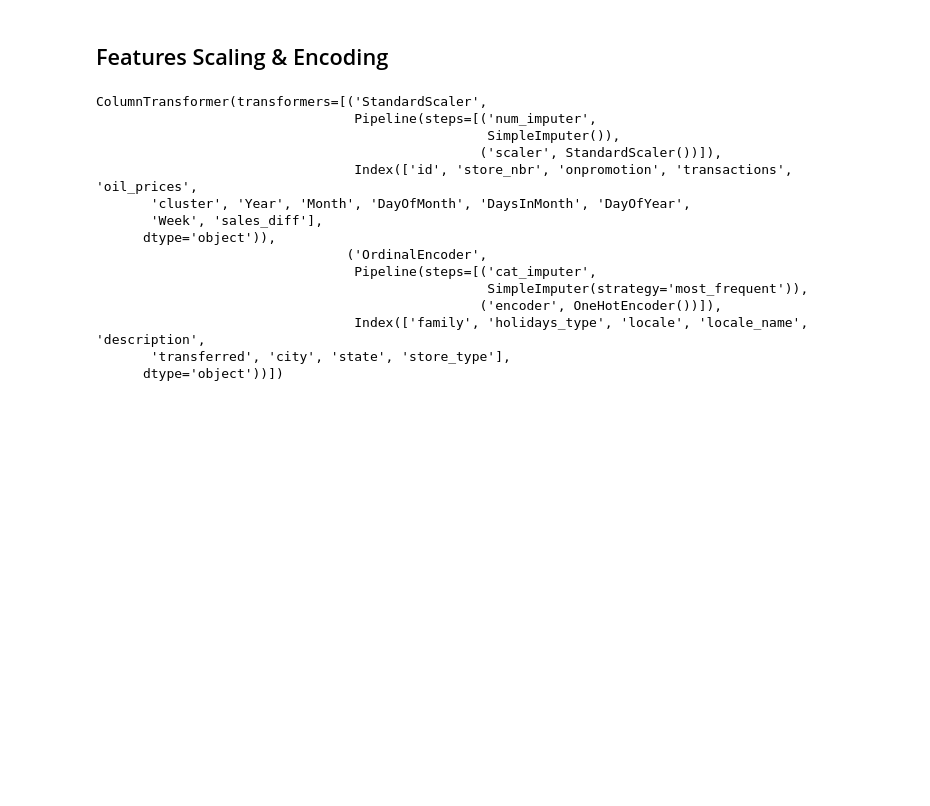
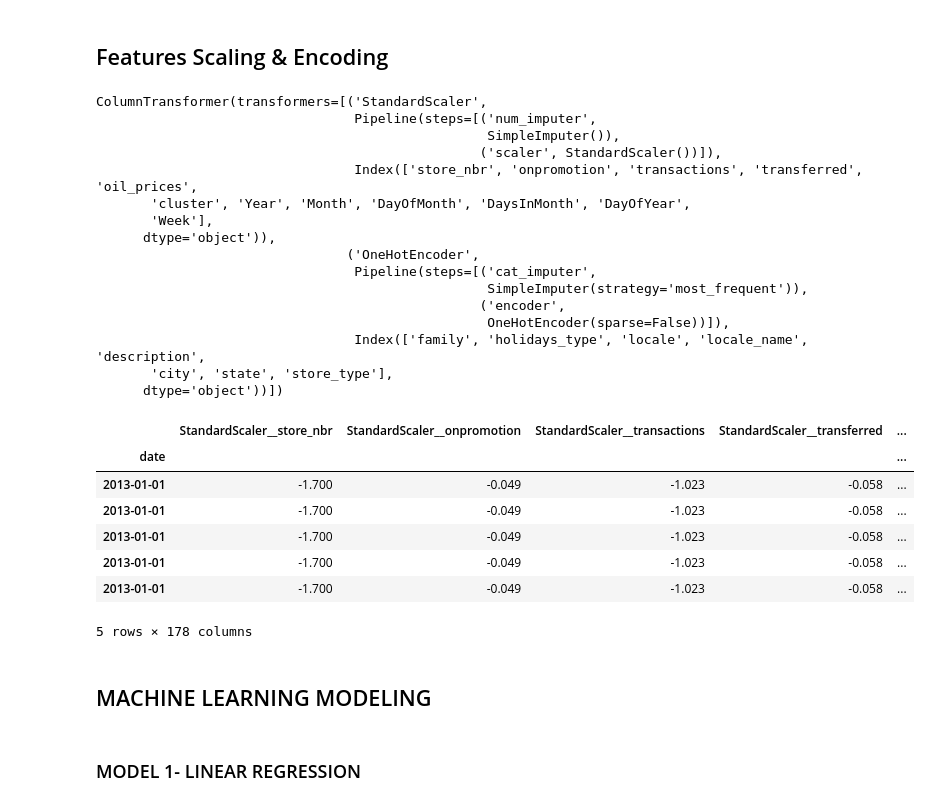
Before and after one commit to Christian-Iyke/LP-3_TIME_SERIES_REGRESSION_PROJECT, a Jupyter notebook: Time_Series_Regression_Project.ipynb, the cells around one changed output. Drawn from its saved outputs; the diff is of its cells as text; code cells hidden in the pictures; blank space fills up the shorter version.

Commit message:
modeling update

```diff
--- a/Time_Series_Regression_Project.ipynb
+++ b/Time_Series_Regression_Project.ipynb
@@ -1472,7 +1568,7 @@ cat_cols = x_train.select_dtypes(include='object').columns
 # %% [markdown]
 ## Features Scaling & Encoding
 # %%
-cat_encoder = OneHotEncoder()
+cat_encoder = OneHotEncoder(sparse=False)
 
 num_scaler = StandardScaler()
 
@@ -1491,23 +1587,43 @@ cat_pipe = Pipeline(steps = [('cat_imputer', cat_imputer), ('encoder', cat_encod
 # End2End_pipeline Features preprocessor
 
 preprocessor = ColumnTransformer([("StandardScaler", num_pipe, num_cols),
-                                  ("OrdinalEncoder", cat_pipe, cat_cols),])
+                                  ("OneHotEncoder", cat_pipe, cat_cols),])
 preprocessor.set_output(transform='pandas')
 # %% [output]
 ColumnTransformer(transformers=[('StandardScaler',
                                  Pipeline(steps=[('num_imputer',
                                                   SimpleImputer()),
                                                  ('scaler', StandardScaler())]),
-                                 Index(['id', 'store_nbr', 'onpromotion', 'transactions', 'oil_prices',
+                                 Index(['store_nbr', 'onpromotion', 'transactions', 'transferred', 'oil_prices',
        'cluster', 'Year', 'Month', 'DayOfMonth', 'DaysInMonth', 'DayOfYear',
-       'Week', 'sales_diff'],
+       'Week'],
       dtype='object')),
-                                ('OrdinalEncoder',
+                                ('OneHotEncoder',
                                  Pipeline(steps=[('cat_imputer',
                                                   SimpleImputer(strategy='most_frequent')),
-                                                 ('encoder', OneHotEncoder())]),
+                                                 ('encoder',
+                                                  OneHotEncoder(sparse=False))]),
                                  Index(['family', 'holidays_type', 'locale', 'locale_name', 'description',
-       'transferred', 'city', 'state', 'store_type'],
+       'city', 'state', 'store_type'],
       dtype='object'))])
 # %%
-rg_ = Pipeline([('preprocessor',preprocessor), ('model', None)]).set_output(transform = 'pandas')
+rg = Pipeline([('preprocessor',preprocessor), ('model', None)]).set_output(transform = 'pandas')
+# %%
+# Training x_train with the preprocessor
+
+x_trained = rg.fit_transform(x_train)
+# %%
+x_trained.head()
+# %% [output]
+|  | StandardScaler__store_nbr | StandardScaler__onpromotion | StandardScaler__transactions | StandardScaler__transferred | ... |
+| date |  |  |  |  | ... |
+| 2013-01-01 | -1.700 | -0.049 | -1.023 | -0.058 | ... |
+| 2013-01-01 | -1.700 | -0.049 | -1.023 | -0.058 | ... |
+| 2013-01-01 | -1.700 | -0.049 | -1.023 | -0.058 | ... |
+| 2013-01-01 | -1.700 | -0.049 | -1.023 | -0.058 | ... |
+| 2013-01-01 | -1.700 | -0.049 | -1.023 | -0.058 | ... |
+5 rows × 178 columns
+# %% [markdown]
+## MACHINE LEARNING MODELING
+# %% [markdown]
+### MODEL  1- LINEAR REGRESSION
```
Also changed, not shown: parts of 19 cells of this notebook.
